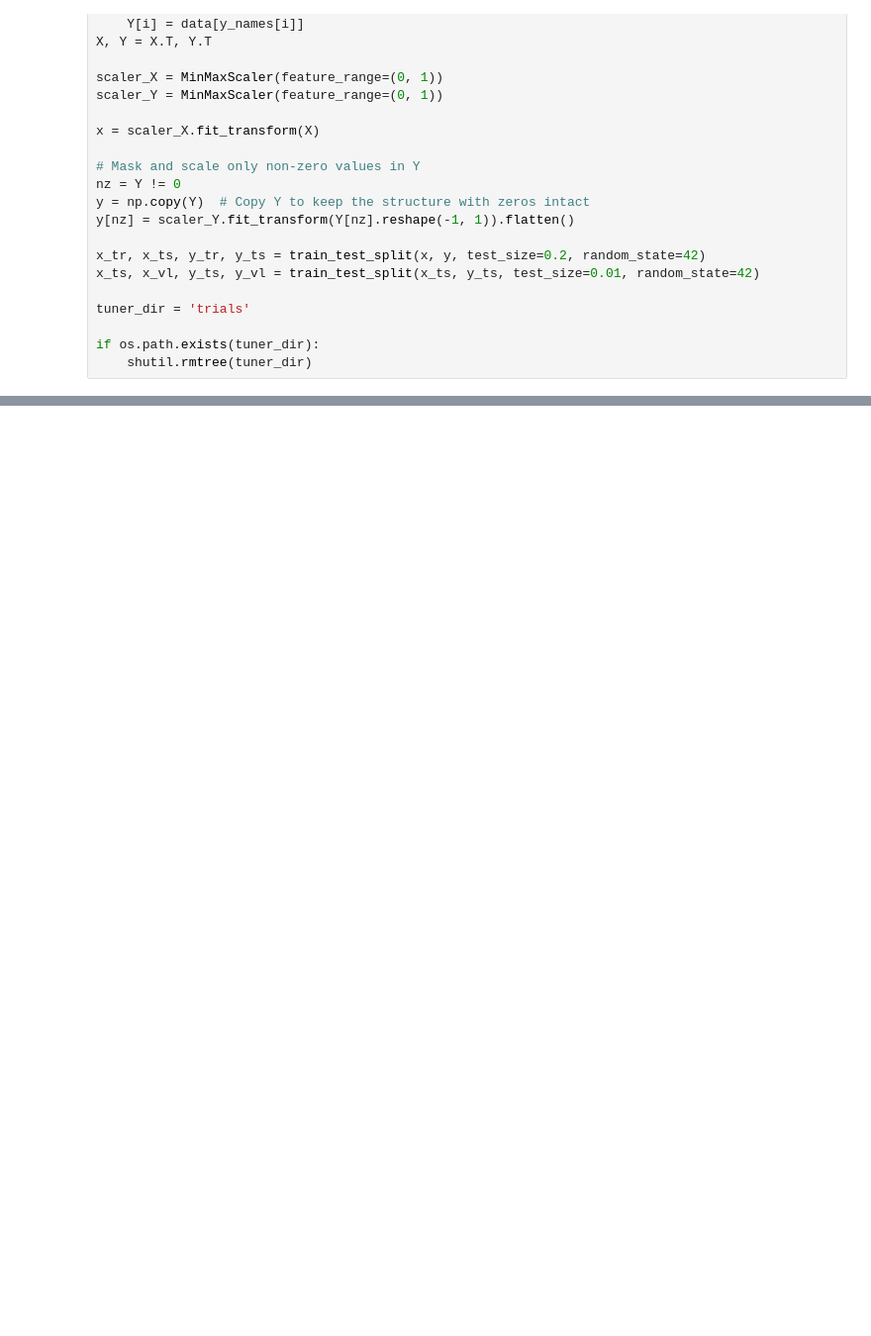
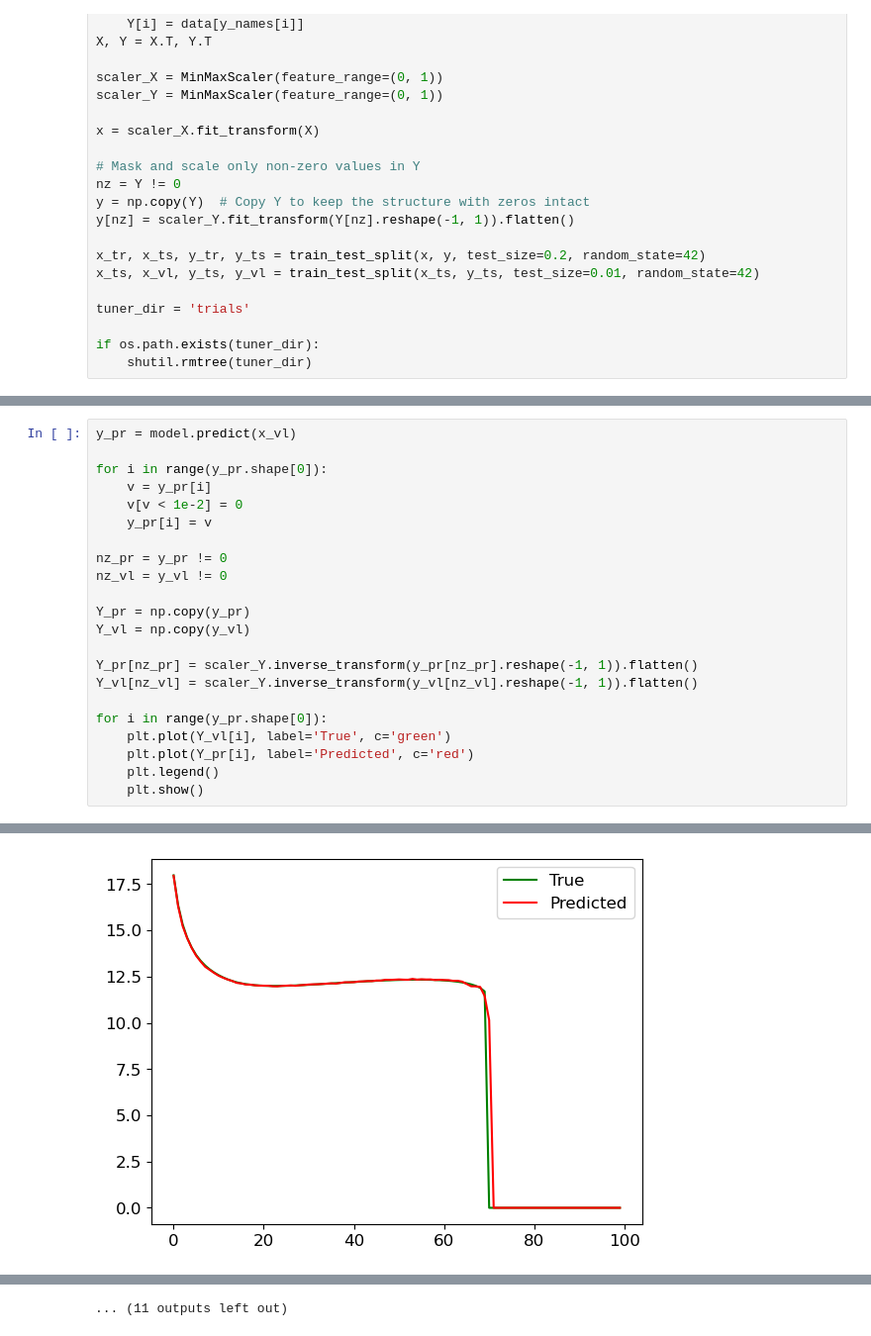
Before and after one commit to anikmh/emulator, a Jupyter notebook: train/mvsr/mvsr_nl.ipynb, the cells around one changed output, grey strips where cells are left out. Shown at 99% size. Saved outputs shown, nothing was run; the diff lists cells and outputs as text; blank space fills up the shorter version.

```diff
--- a/train/mvsr/mvsr_nl.ipynb
+++ b/train/mvsr/mvsr_nl.ipynb
@@ -217,0 +132,23 @@ print(y_pr2[3])
+# %%
+y_pr = model.predict(x_vl)
+
+for i in range(y_pr.shape[0]):
+    v = y_pr[i]
+    v[v < 1e-2] = 0
+    y_pr[i] = v
+
+nz_pr = y_pr != 0
+nz_vl = y_vl != 0
+
+Y_pr = np.copy(y_pr)
+Y_vl = np.copy(y_vl)
+
+Y_pr[nz_pr] = scaler_Y.inverse_transform(y_pr[nz_pr].reshape(-1, 1)).flatten()
+Y_vl[nz_vl] = scaler_Y.inverse_transform(y_vl[nz_vl].reshape(-1, 1)).flatten()
+
+for i in range(y_pr.shape[0]):
+    plt.plot(Y_vl[i], label='True', c='green')
+    plt.plot(Y_pr[i], label='Predicted', c='red')
+    plt.legend()
+    plt.show()
+# %% [output]
@@ -217,0 +156 @@ print(y_pr2[3])
+[figure, added]
@@ -217,0 +167 @@ print(y_pr2[3])
+... (11 outputs left out)
```
Also changed, not shown: parts of 11 cells of this notebook.
